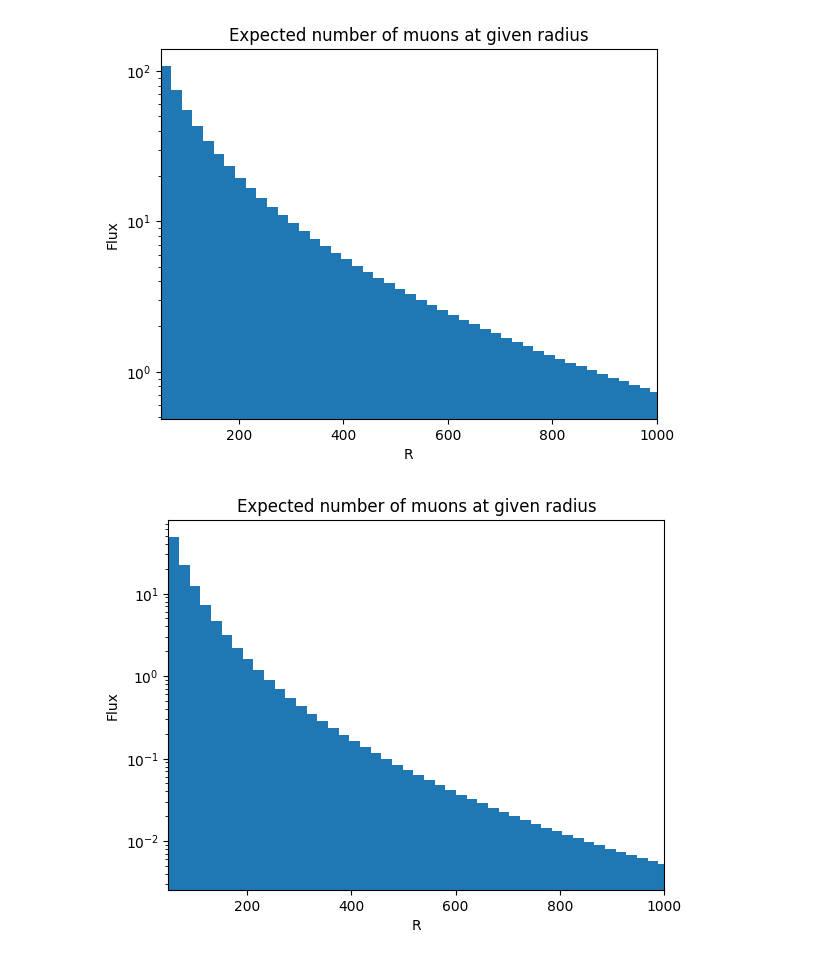
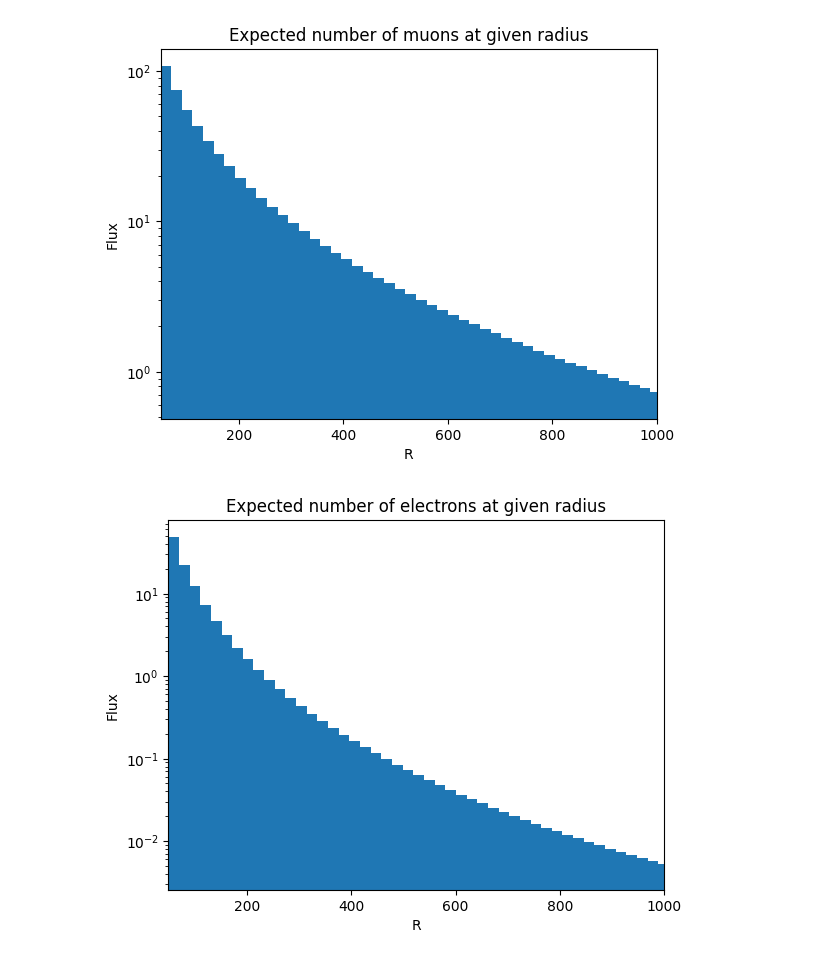
Before and after one commit to tdorigo/SWGOLO, a Jupyter notebook: SWGO3.ipynb, the cells around one changed output. Saved outputs shown, nothing was run; the diff lists cells and outputs as text; code cells hidden in the pictures.

```diff
--- a/SWGO3.ipynb
+++ b/SWGO3.ipynb
@@ -321,22 +321,22 @@ plt.show()
 # %%
 energy = torch.tensor([1.], requires_grad = True)
 theta = torch.tensor([.2], requires_grad = True)
 R = torch.tensor(np.linspace(50, 1050, 50), requires_grad = True)
 
 fluxes = []
 
 for r in R:
     fluxes.append(ShowerContent(energy, theta, r, "eg").item() * 100)
 
 plt.bar(R.detach().numpy(), fluxes, width=40, align='center')
 plt.yscale('log')
 plt.ylabel("Flux")
 plt.xlabel("R")
-plt.title("Expected number of muons at given radius")
+plt.title("Expected number of electrons at given radius")
 plt.xlim((50, 1000))
 plt.show()
 # %% [output]
-[figure, old version]
+[figure, new version]
 # %%
 energy = torch.tensor([4.], requires_grad = True)
 theta = torch.tensor([.5], requires_grad = True)
```
Also changed, not shown: parts of 1 cell of this notebook.
